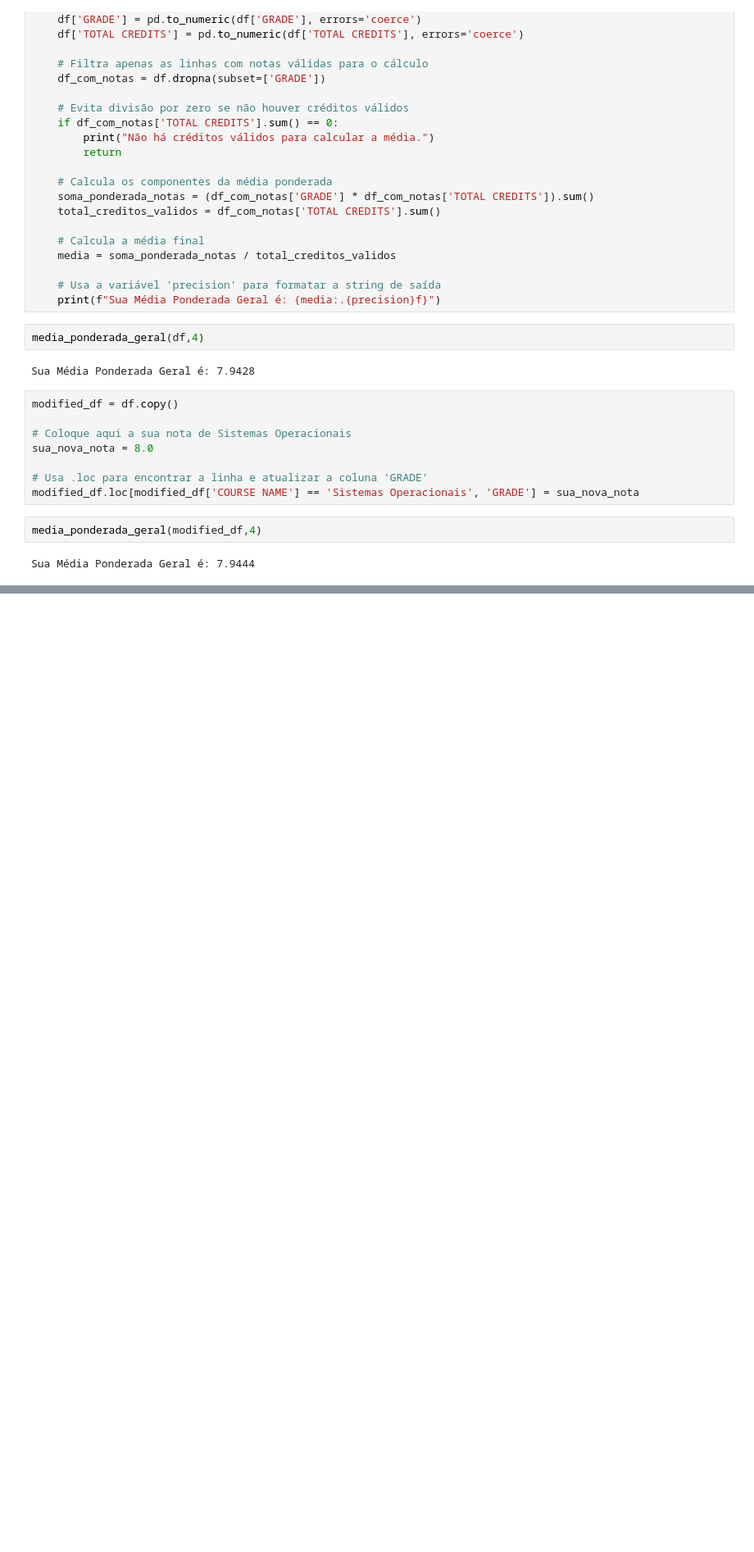
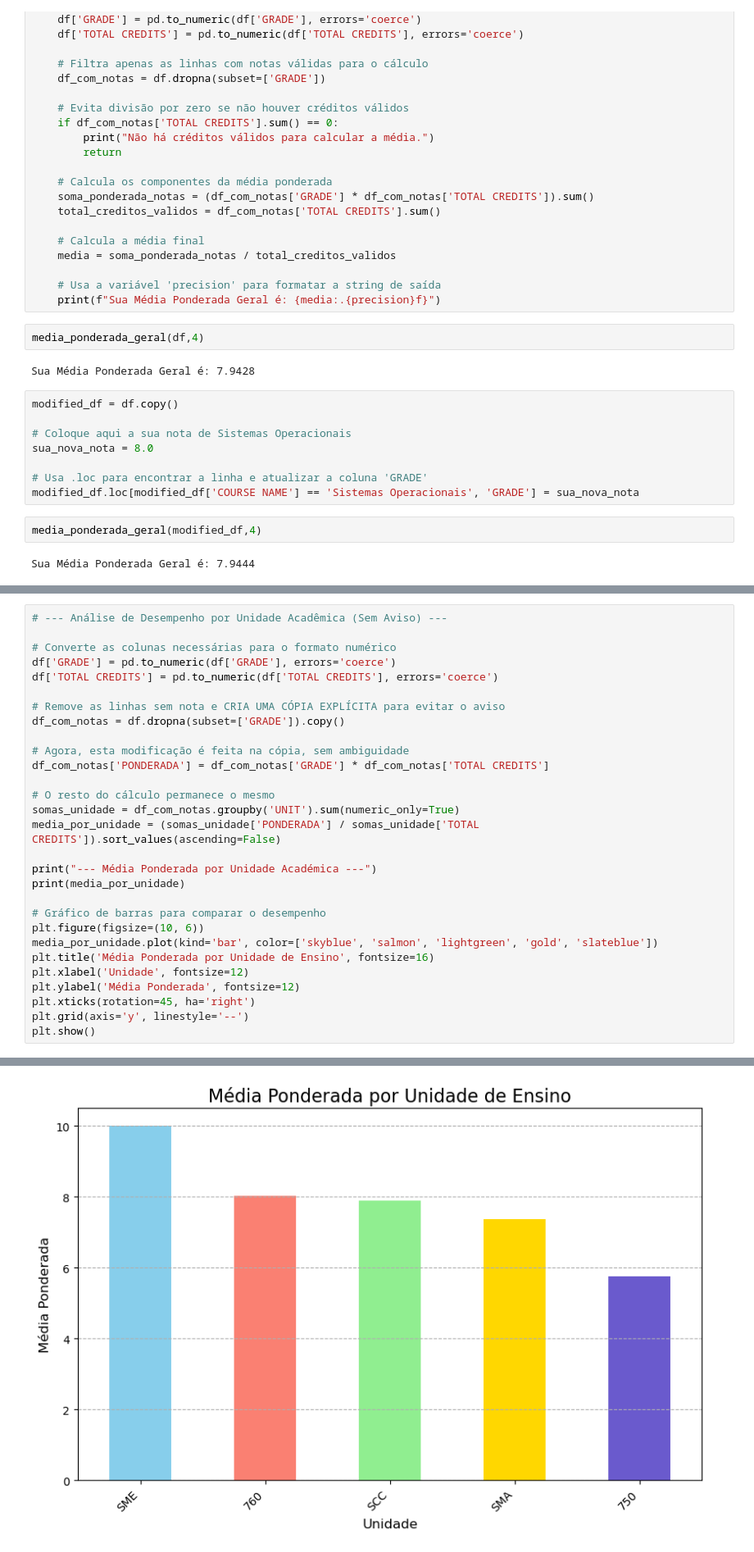
Before and after one commit to delbempedro/mystuff, a Jupyter notebook: analise-notas/analises.ipynb, the cells around one changed output, grey strips where cells are left out. Shown: that part at 82% size. Cells and saved outputs as stored; diff of their text form; blank space fills up the shorter version.

```diff
--- a/analise-notas/analises.ipynb
+++ b/analise-notas/analises.ipynb
@@ -92,0 +122,30 @@ Sua Média Ponderada Geral é: 7.9444
+# %%
+# --- Análise de Desempenho por Unidade Acadêmica (Sem Aviso) ---
+
+# Converte as colunas necessárias para o formato numérico
+df['GRADE'] = pd.to_numeric(df['GRADE'], errors='coerce')
+df['TOTAL CREDITS'] = pd.to_numeric(df['TOTAL CREDITS'], errors='coerce')
+
+# Remove as linhas sem nota e CRIA UMA CÓPIA EXPLÍCITA para evitar o aviso
+df_com_notas = df.dropna(subset=['GRADE']).copy()
+
+# Agora, esta modificação é feita na cópia, sem ambiguidade
+df_com_notas['PONDERADA'] = df_com_notas['GRADE'] * df_com_notas['TOTAL CREDITS']
+
+# O resto do cálculo permanece o mesmo
+somas_unidade = df_com_notas.groupby('UNIT').sum(numeric_only=True)
+media_por_unidade = (somas_unidade['PONDERADA'] / somas_unidade['TOTAL CREDITS']).sort_values(ascending=False)
+
+print("--- Média Ponderada por Unidade Académica ---")
+print(media_por_unidade)
+
+# Gráfico de barras para comparar o desempenho
+plt.figure(figsize=(10, 6))
+media_por_unidade.plot(kind='bar', color=['skyblue', 'salmon', 'lightgreen', 'gold', 'slateblue'])
+plt.title('Média Ponderada por Unidade de Ensino', fontsize=16)
+plt.xlabel('Unidade', fontsize=12)
+plt.ylabel('Média Ponderada', fontsize=12)
+plt.xticks(rotation=45, ha='right')
+plt.grid(axis='y', linestyle='--')
+plt.show()
+# %% [output]
@@ -92,0 +160 @@ Sua Média Ponderada Geral é: 7.9444
+[figure, added]
```
Also changed, not shown: parts of 8 cells of this notebook, 3 other files.
